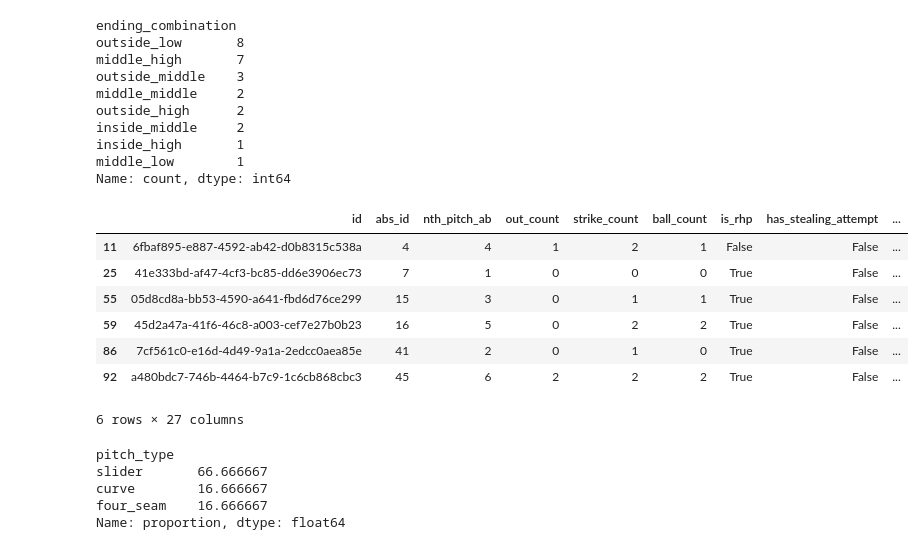
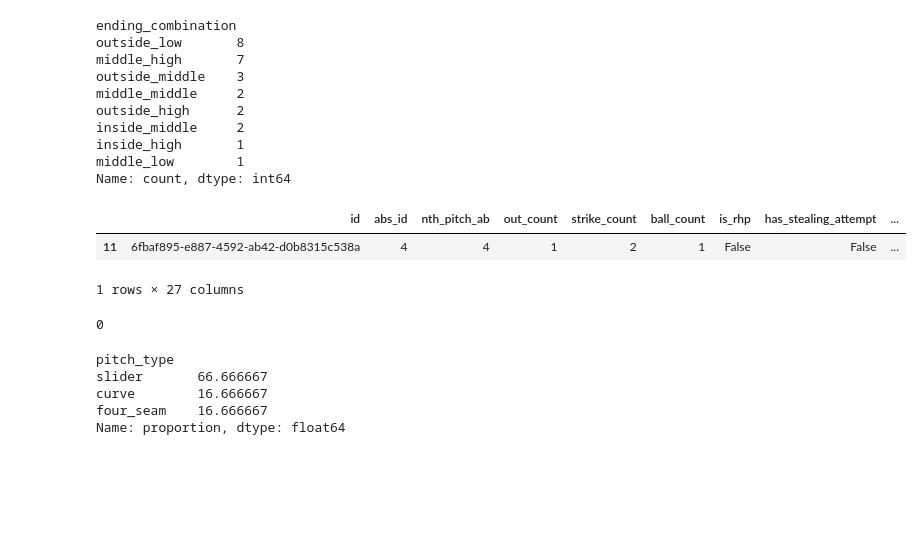
Before and after one commit to Shiou-Ju/jose-ramos-panama-batting, a Jupyter notebook: analysis/plate_preference.ipynb, the cells around one changed output. Saved outputs shown, nothing was run; the diff lists cells and outputs as text; code cells hidden in the pictures; blank space fills up the shorter version.

Commit message:
feat: Analysis on pitch location distribution

```diff
--- a/analysis/plate_preference.ipynb
+++ b/analysis/plate_preference.ipynb
@@ -90,23 +92,23 @@ Name: count, dtype: int64
 # %%
 
 # 每個安打打席的最後一球
 hits_abs_ids = abs_df[abs_df['at_bat_result_group'] == '安打']['abs_id']
 
 hits_pitches = pitches_df[pitches_df['abs_id'].isin(hits_abs_ids)]
 
 last_pitches_of_hits = hits_pitches.loc[hits_pitches.groupby('abs_id')[
     'nth_pitch_ab'].idxmax()]
 
-last_pitches_of_hits
+last_pitches_of_hits.head(1)
 # %% [output]
 |  | id | abs_id | nth_pitch_ab | out_count | strike_count | ball_count | is_rhp | has_stealing_attempt | ... |
 | 11 | 6fbaf895-e887-4592-ab42-d0b8315c538a | 4 | 4 | 1 | 2 | 1 | False | False | ... |
-| 25 | 41e333bd-af47-4cf3-bc85-dd6e3906ec73 | 7 | 1 | 0 | 0 | 0 | True | False | ... |
-| 55 | 05d8cd8a-bb53-4590-a641-fbd6d76ce299 | 15 | 3 | 0 | 1 | 1 | True | False | ... |
-| 59 | 45d2a47a-41f6-46c8-a003-cef7e27b0b23 | 16 | 5 | 0 | 2 | 2 | True | False | ... |
-| 86 | 7cf561c0-e16d-4d49-9a1a-2edcc0aea85e | 41 | 2 | 0 | 1 | 0 | True | False | ... |
-| 92 | a480bdc7-746b-4464-b7c9-1c6cb868cbc3 | 45 | 6 | 2 | 2 | 2 | True | False | ... |
-6 rows × 27 columns
+1 rows × 27 columns
+# %%
+# 看有無 off zone 的安打
+last_pitches_of_hits[last_pitches_of_hits['is_obvious_off_zone'] == True].shape[0]
+# %% [output]
+0
 # %%
 # 根據球種
 hit_pitch_type_proportions = last_pitches_of_hits['pitch_type'].value_counts(normalize=True) * 100
```
Also changed, not shown: parts of 18 cells of this notebook, 4 other files.
